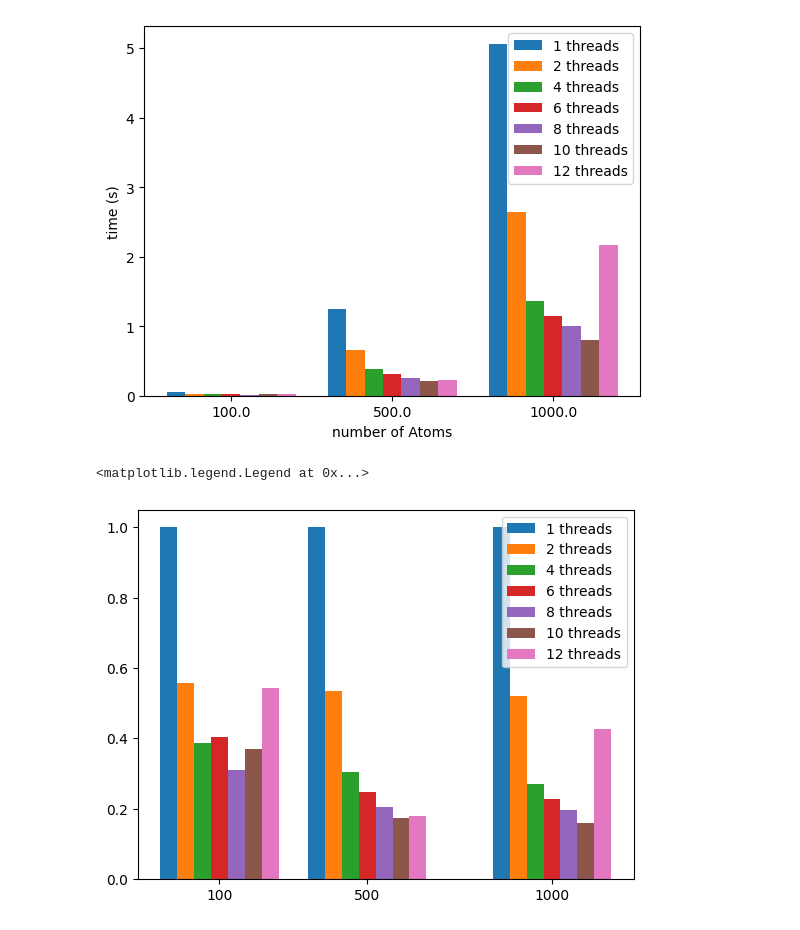
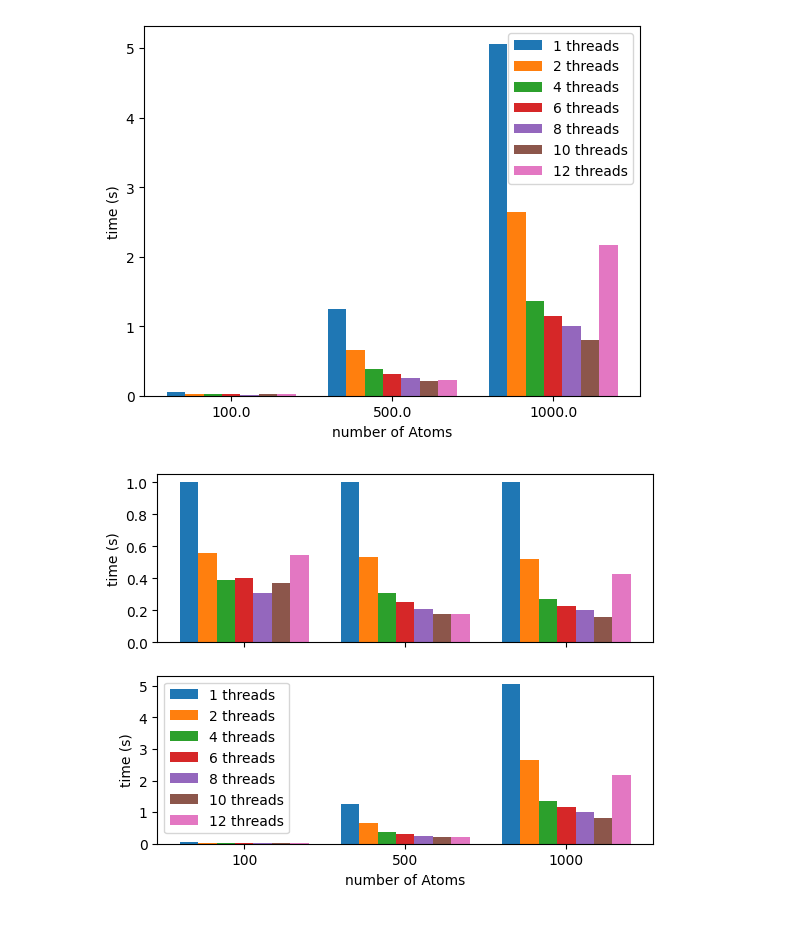
Before and after one commit to Iximiel/plumed-school-benchmark, a Jupyter notebook: Tutorial.ipynb, the cells around one changed output. Drawn from its saved outputs; the diff is of its cells as text; code cells hidden in the pictures.

```diff
--- a/Tutorial.ipynb
+++ b/Tutorial.ipynb
@@ -75,18 +95,22 @@ Text(0, 0.5, 'time (s)')
 # %%
 benchmarks={}
 
 for threads in nthreads:
     benchmarks[threads]=[]
     for atoms in [100, 500, 1000]:
         with open(f"./run/sc_{threads}_{atoms}.out") as f:
             benchmarks[threads].append(parse_full_benchmark_output(f.readlines()))
 
 t=[]
 for threads in nthreads:
     t.append(convert_to_table(benchmarks[threads],kernel="this",inputlist=".dat",rows_to_extract=[plmdbppconst.TOTALTIME]))
-fig,ax =plt.subplots()
-plot_histo(ax,t,plmdbppconst.TOTALTIME, titles=[f"{threads} threads" for threads in nthreads],relative_to=0)
-ax.legend()
+fig,axes =plt.subplots(2,1,sharex=True)
+plot_histo(axes[0],t,plmdbppconst.TOTALTIME, titles=[f"{threads} threads" for threads in nthreads],relative_to=0)
+plot_histo(axes[1],t,plmdbppconst.TOTALTIME, titles=[f"{threads} threads" for threads in nthreads])
+
+axes[1].set_xlabel("number of Atoms")
+axes[1].legend()
+for ax in axes:
+    ax.set_ylabel("time (s)")
 # %% [output]
-<matplotlib.legend.Legend at 0x...>
-[figure, old version]
+[figure, new version]
```
Also changed, not shown: parts of 5 cells of this notebook, 3 other files.
